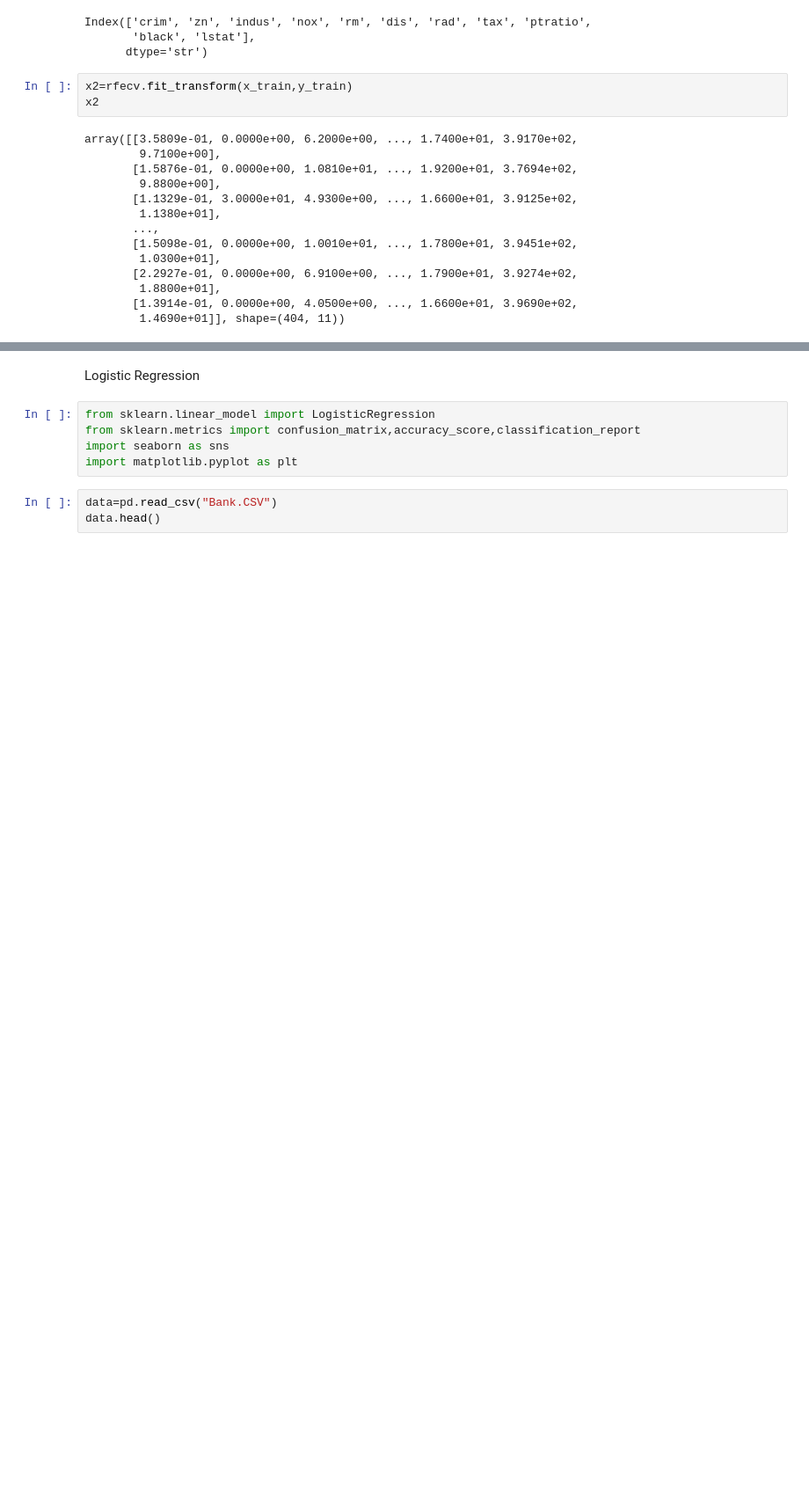
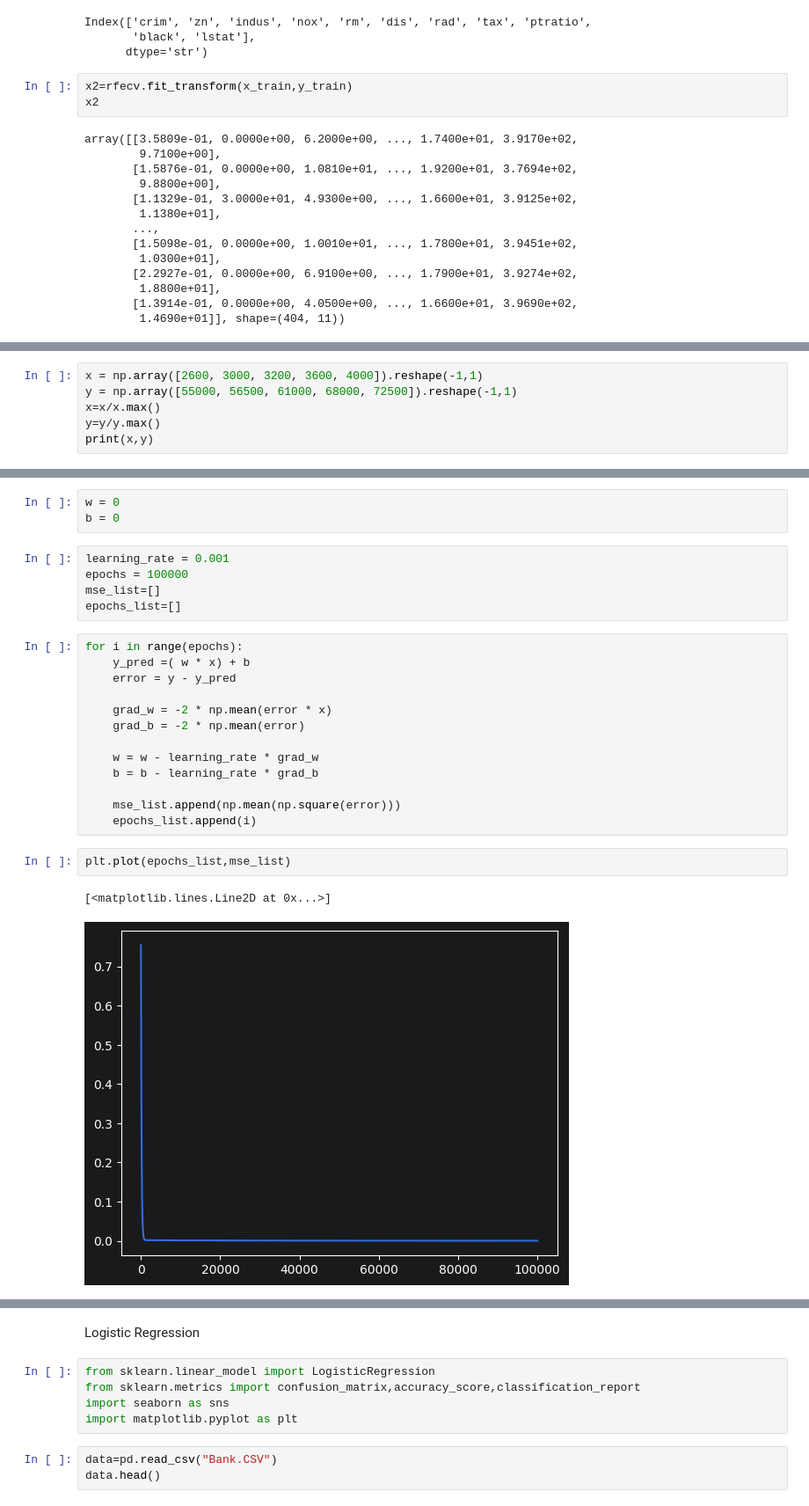
Before and after one commit to namal1230/Machine-Learning, a Jupyter notebook: notebook.ipynb, the cells around one changed output, grey strips where cells are left out. Shown at 88% size. Drawn from its saved outputs; the diff is of its cells as text; blank space fills up the shorter version.

Commit message:
Supervised Learning-Gradient Descent Algorithm

```diff
--- a/notebook.ipynb
+++ b/notebook.ipynb
@@ -290,0 +294,6 @@ array([[3.5809e-01, 0.0000e+00, 6.2000e+00, ..., 1.7400e+01, 3.9170e+02,
+# %%
+x = np.array([2600, 3000, 3200, 3600, 4000]).reshape(-1,1)
+y = np.array([55000, 56500, 61000, 68000, 72500]).reshape(-1,1)
+x=x/x.max()
+y=y/y.max()
+print(x,y)
@@ -290,0 +310,26 @@ array([[3.5809e-01, 0.0000e+00, 6.2000e+00, ..., 1.7400e+01, 3.9170e+02,
+# %%
+w = 0
+b = 0
+# %%
+learning_rate = 0.001
+epochs = 100000
+mse_list=[]
+epochs_list=[]
+# %%
+for i in range(epochs):
+    y_pred =( w * x) + b
+    error = y - y_pred
+
+    grad_w = -2 * np.mean(error * x)
+    grad_b = -2 * np.mean(error)
+
+    w = w - learning_rate * grad_w
+    b = b - learning_rate * grad_b
+
+    mse_list.append(np.mean(np.square(error)))
+    epochs_list.append(i)
+# %%
+plt.plot(epochs_list,mse_list)
+# %% [output]
+[<matplotlib.lines.Line2D at 0x...>]
+[figure, added]
```
Also changed, not shown: parts of 4 cells of this notebook.
